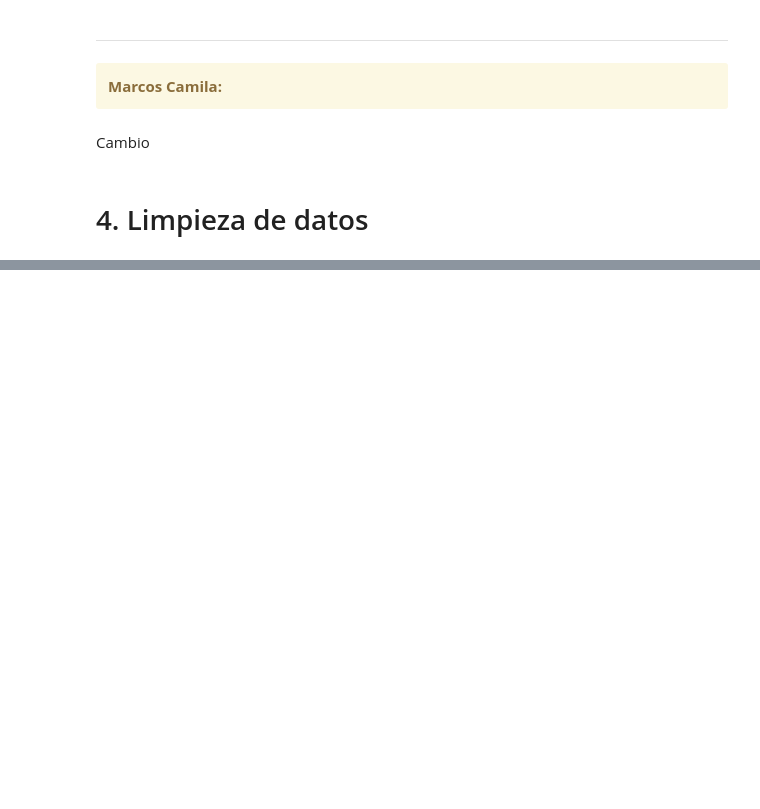
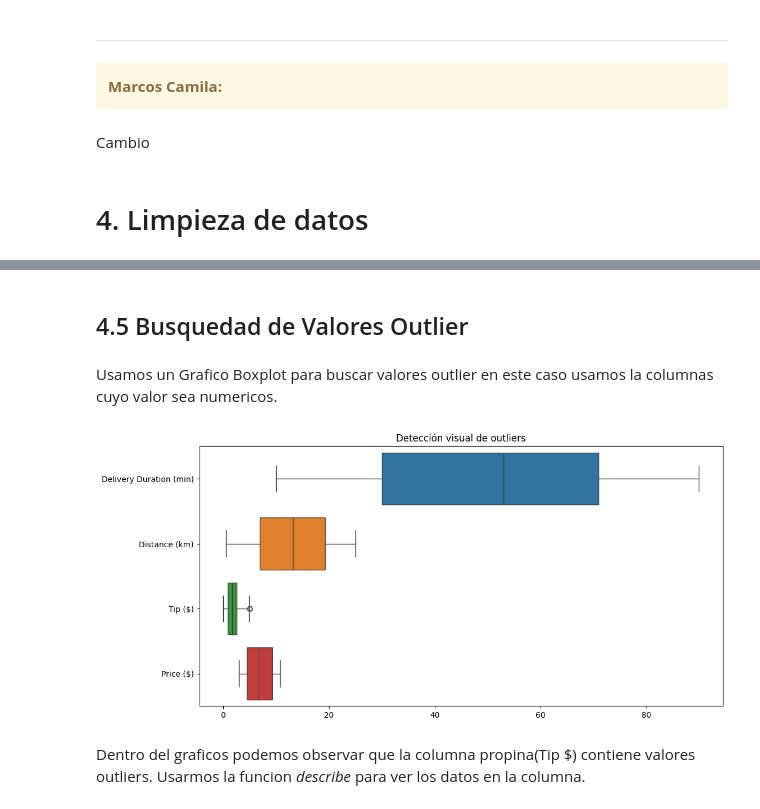
Before and after one commit to buitrekommando/mineriaAIEP_02, a Jupyter notebook: notebooks/0_consolidado.ipynb, the cells around one changed output, grey strips where cells are left out. Cells and saved outputs as stored; diff of their text form; code cells hidden in the pictures; blank space fills up the shorter version.

Commit message:
LimpezaDatosCorrecion

```diff
--- a/notebooks/0_consolidado.ipynb
+++ b/notebooks/0_consolidado.ipynb
@@ -417,0 +497,8 @@ Cambio
+# %%
+df['Order Time'] = pd.to_datetime(df['Order Time'], format="%d-%m-%Y %H:%M")
+df['Order Day'] = df['Order Time'].dt.day
+
+
+df['Order Hour'] = df['Order Time'].dt.hour
+df['Order Minute'] = df['Order Time'].dt.minute
+df['Orde Month'] = df['Order Time'].dt.month
@@ -417,0 +529,3 @@ Cambio
+# %%
+df.drop(columns=["Order ID"], inplace=True)
+df.head(10)
@@ -417,0 +544,17 @@ Cambio
+# %% [markdown]
+## 4.5 Busquedad de Valores Outlier
+# %% [markdown]
+Usamos un Grafico Boxplot para buscar valores outlier en este caso usamos la columnas cuyo valor sea numericos.
+# %%
+import seaborn as sns
+columnas_numericas = ['Delivery Duration (min)', 'Distance (km)', 'Tip ($)', 'Price ($)']
+
+plt.figure(figsize=(12, 6))
+sns.boxplot(data=df[columnas_numericas], orient="h")
+plt.title("Detección visual de outliers")
+plt.show()
+# %% [output]
+[figure, added]
+# %% [markdown]
+Dentro del graficos podemos observar que la columna propina(Tip $) contiene valores outliers.
+Usarmos la funcion *describe* para ver los datos en la columna.
```
Also changed, not shown: parts of 21 cells of this notebook, 1 other file.
